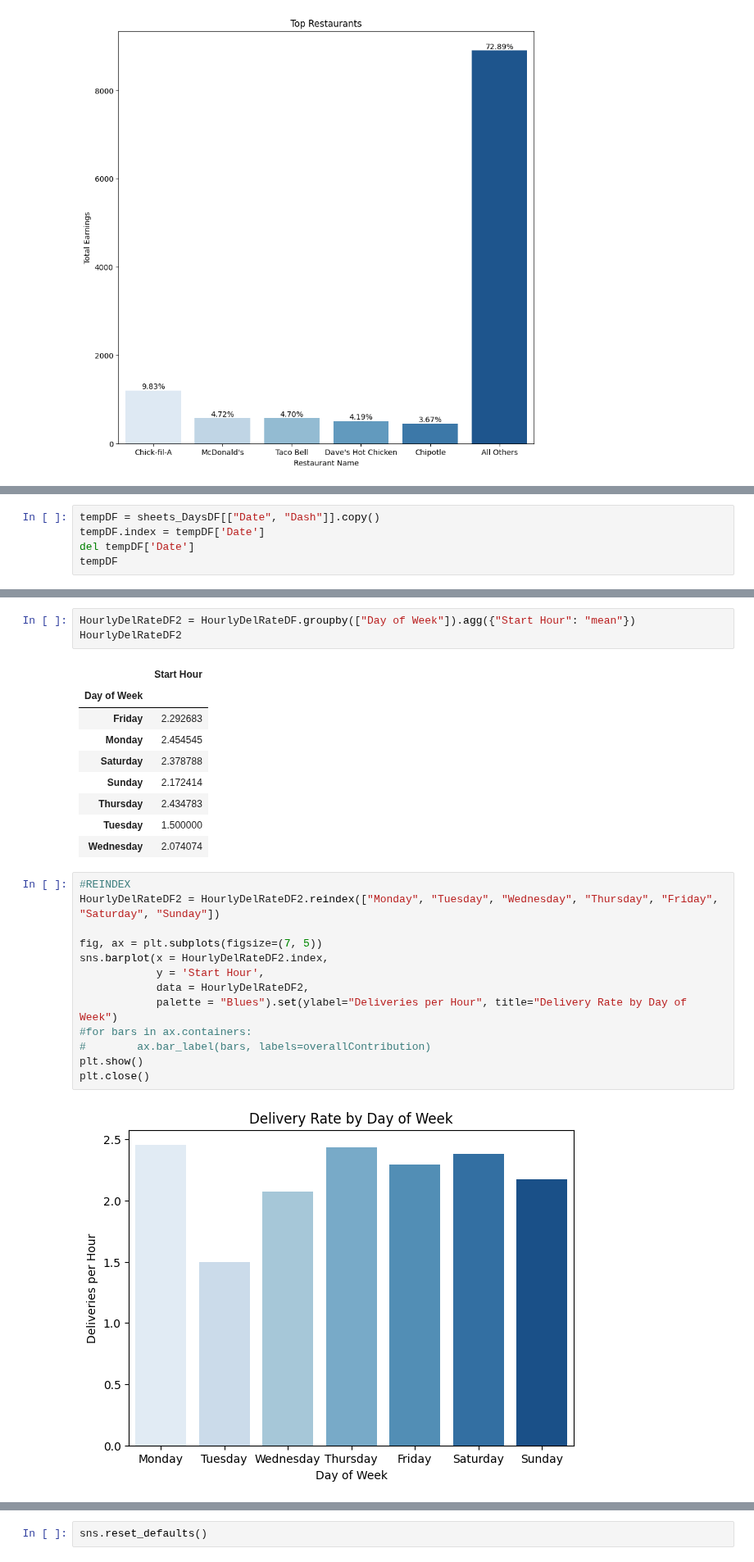
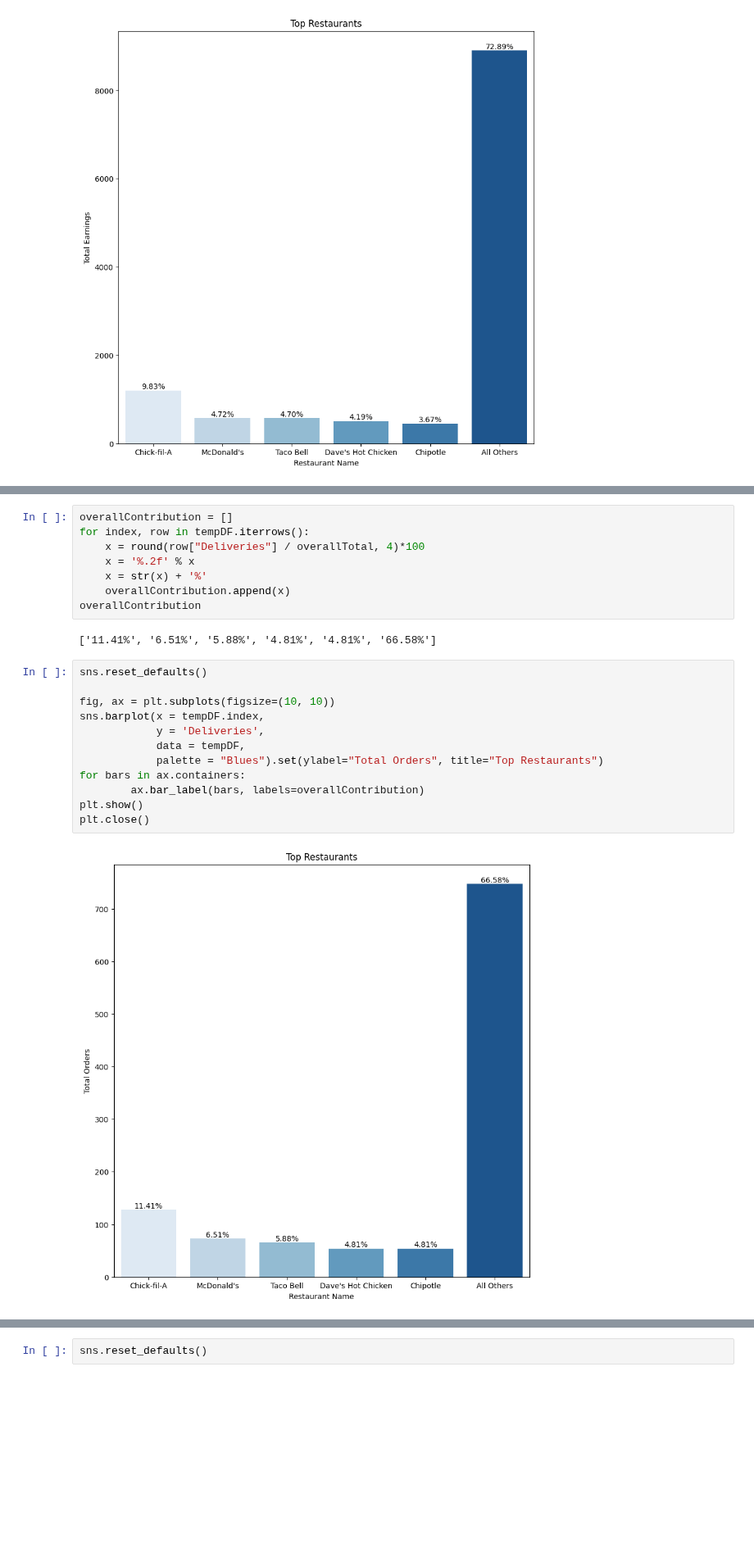
Before and after one commit to Crawford92/DeliveryData, a Jupyter notebook: stats.ipynb, the cells around one changed output, grey strips where cells are left out. Shown at 82% size. Saved outputs shown, nothing was run; the diff lists cells and outputs as text; blank space fills up the shorter version.

```diff
--- a/stats.ipynb
+++ b/stats.ipynb
@@ -819,5 +823,0 @@ HourlyDelRateDF = sheets_result.groupby(["Date", "Day of Week", "Start Hour"]).a
-# %%
-tempDF = sheets_DaysDF[["Date", "Dash"]].copy()
-tempDF.index = tempDF['Date']
-del tempDF['Date']
-tempDF
@@ -859,28 +824,24 @@ HourlyDelRateDF1
-# %%
-HourlyDelRateDF2 = HourlyDelRateDF.groupby(["Day of Week"]).agg({"Start Hour": "mean"})
-HourlyDelRateDF2
-# %% [output]
-|  | Start Hour |
-| Day of Week |  |
-| Friday | 2.292683 |
-| Monday | 2.454545 |
-| Saturday | 2.378788 |
-| Sunday | 2.172414 |
-| Thursday | 2.434783 |
-| Tuesday | 1.500000 |
-| Wednesday | 2.074074 |
-# %%
-#REINDEX
-HourlyDelRateDF2 = HourlyDelRateDF2.reindex(["Monday", "Tuesday", "Wednesday", "Thursday", "Friday", "Saturday", "Sunday"])
-
-fig, ax = plt.subplots(figsize=(7, 5))
-sns.barplot(x = HourlyDelRateDF2.index,
-            y = 'Start Hour',
-            data = HourlyDelRateDF2,
-            palette = "Blues").set(ylabel="Deliveries per Hour", title="Delivery Rate by Day of Week")
-#for bars in ax.containers:
-#        ax.bar_label(bars, labels=overallContribution)
-plt.show()
-plt.close()
-# %% [output]
-[figure, removed]
+# %%
+overallContribution = []
+for index, row in tempDF.iterrows():
+    x = round(row["Deliveries"] / overallTotal, 4)*100
+    x = '%.2f' % x
+    x = str(x) + '%'
+    overallContribution.append(x)
+overallContribution
+# %% [output]
+['11.41%', '6.51%', '5.88%', '4.81%', '4.81%', '66.58%']
+# %%
+sns.reset_defaults()
+
+fig, ax = plt.subplots(figsize=(10, 10))
+sns.barplot(x = tempDF.index,
+            y = 'Deliveries',
+            data = tempDF,
+            palette = "Blues").set(ylabel="Total Orders", title="Top Restaurants")
+for bars in ax.containers:
+        ax.bar_label(bars, labels=overallContribution)
+plt.show()
+plt.close()
+# %% [output]
+[figure, added]
```
Also changed, not shown: parts of 8 cells of this notebook.
